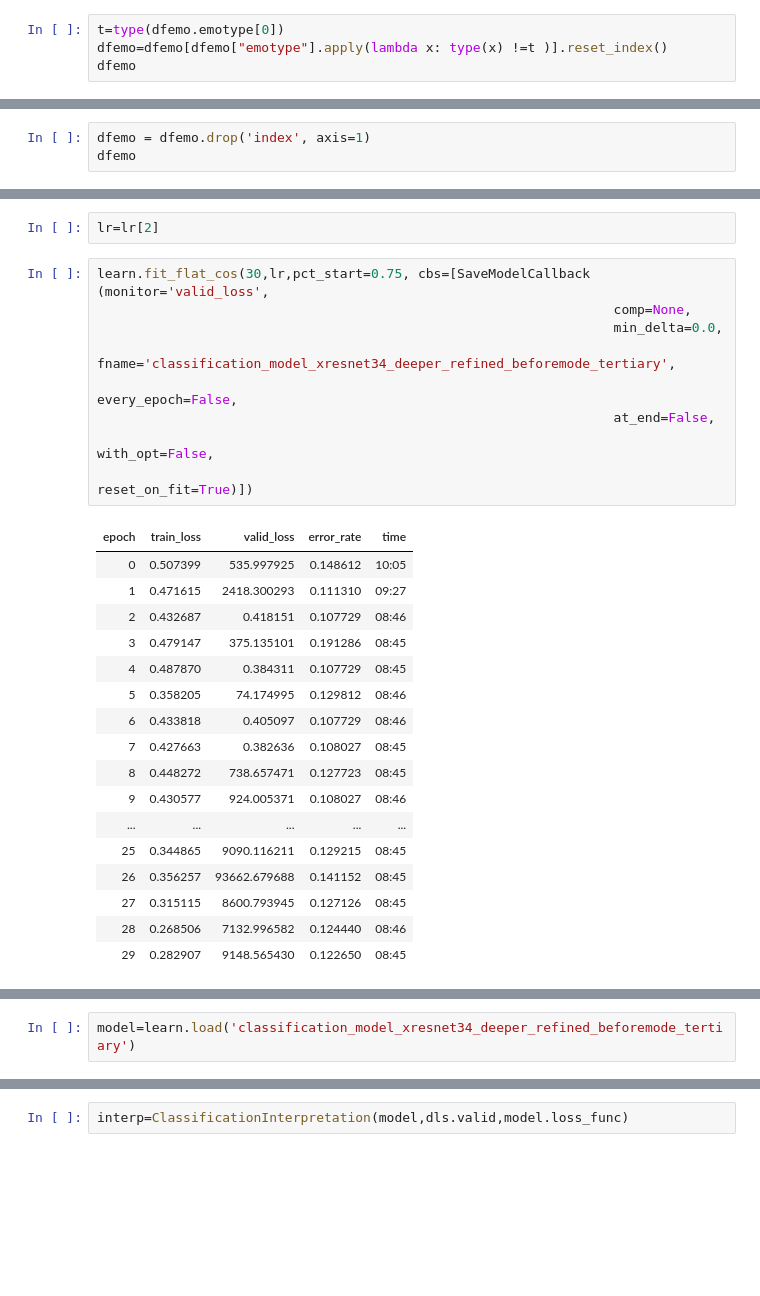
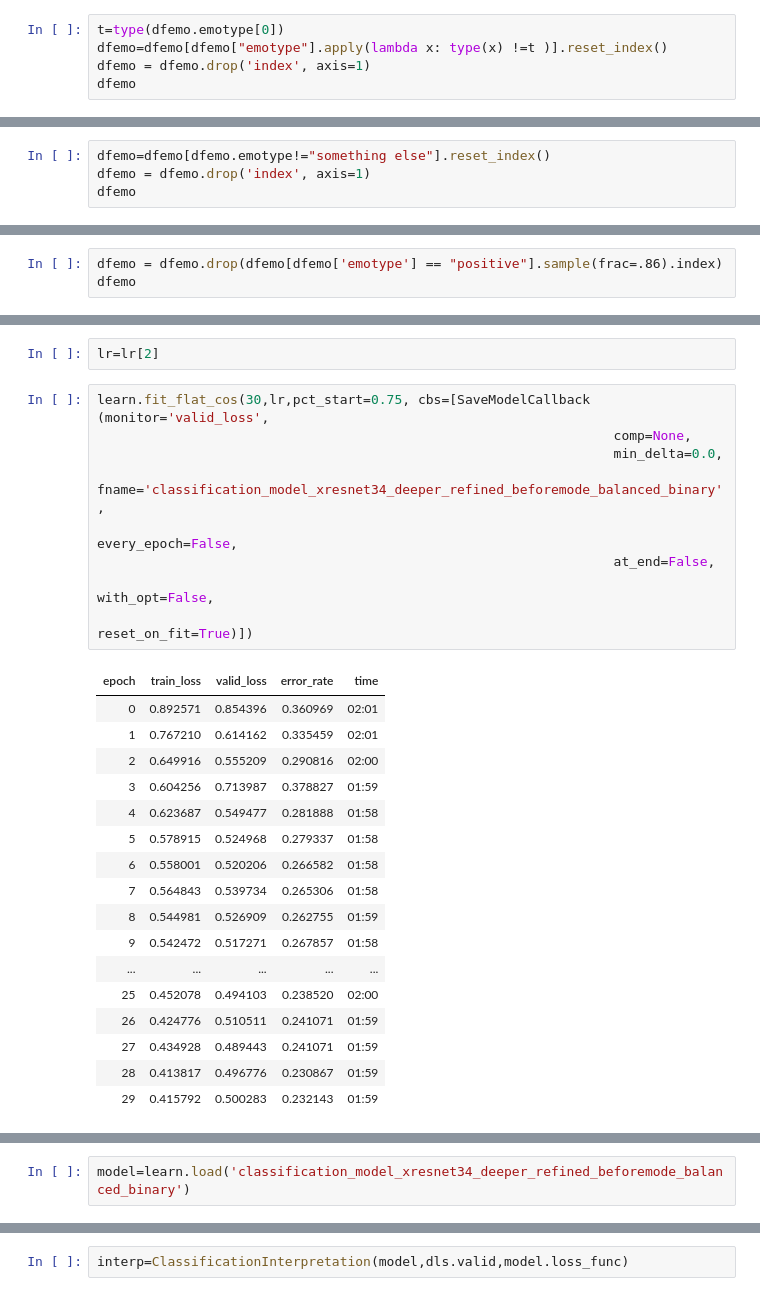
Before and after one commit to ArenLYT/EmotionalArtGeneration, a Jupyter notebook: Classifier.ipynb, the cells around one changed output, grey strips where cells are left out. Cells and saved outputs as stored; diff of their text form; blank space fills up the shorter version.

```diff
--- a/Classifier.ipynb
+++ b/Classifier.ipynb
@@ -54,5 +89,6 @@ dfemo
 # %%
 t=type(dfemo.emotype[0])
 dfemo=dfemo[dfemo["emotype"].apply(lambda x: type(x) !=t )].reset_index()
+dfemo = dfemo.drop('index', axis=1)
 dfemo
 # %% [output]
@@ -72,4 +115,5 @@ dfemo
 # %%
+dfemo=dfemo[dfemo.emotype!="something else"].reset_index()
 dfemo = dfemo.drop('index', axis=1)
 dfemo
 # %% [output]
@@ -105,0 +150,3 @@ dfemo
+# %%
+dfemo = dfemo.drop(dfemo[dfemo['emotype'] == "positive"].sample(frac=.86).index)
+dfemo
@@ -189,27 +202,27 @@ lr=lr[2]
 # %%
 learn.fit_flat_cos(30,lr,pct_start=0.75, cbs=[SaveModelCallback (monitor='valid_loss',
                                                                   comp=None,
                                                                   min_delta=0.0,
-                                                                  fname='classification_model_xresnet34_deeper_refined_beforemode_tertiary',
+                                                                  fname='classification_model_xresnet34_deeper_refined_beforemode_balanced_binary',
                                                                   every_epoch=False,
                                                                   at_end=False,
                                                                   with_opt=False,
                                                                   reset_on_fit=True)])
 # %% [output]
 | epoch | train_loss | valid_loss | error_rate | time |
-| 0 | 0.507399 | 535.997925 | 0.148612 | 10:05 |
-| 1 | 0.471615 | 2418.300293 | 0.111310 | 09:27 |
-| 2 | 0.432687 | 0.418151 | 0.107729 | 08:46 |
-| 3 | 0.479147 | 375.135101 | 0.191286 | 08:45 |
-| 4 | 0.487870 | 0.384311 | 0.107729 | 08:45 |
-| 5 | 0.358205 | 74.174995 | 0.129812 | 08:46 |
-| 6 | 0.433818 | 0.405097 | 0.107729 | 08:46 |
-| 7 | 0.427663 | 0.382636 | 0.108027 | 08:45 |
-| 8 | 0.448272 | 738.657471 | 0.127723 | 08:45 |
-| 9 | 0.430577 | 924.005371 | 0.108027 | 08:46 |
+| 0 | 0.892571 | 0.854396 | 0.360969 | 02:01 |
+| 1 | 0.767210 | 0.614162 | 0.335459 | 02:01 |
+| 2 | 0.649916 | 0.555209 | 0.290816 | 02:00 |
+| 3 | 0.604256 | 0.713987 | 0.378827 | 01:59 |
+| 4 | 0.623687 | 0.549477 | 0.281888 | 01:58 |
+| 5 | 0.578915 | 0.524968 | 0.279337 | 01:58 |
+| 6 | 0.558001 | 0.520206 | 0.266582 | 01:58 |
+| 7 | 0.564843 | 0.539734 | 0.265306 | 01:58 |
+| 8 | 0.544981 | 0.526909 | 0.262755 | 01:59 |
+| 9 | 0.542472 | 0.517271 | 0.267857 | 01:58 |
 | ... | ... | ... | ... | ... |
-| 25 | 0.344865 | 9090.116211 | 0.129215 | 08:45 |
-| 26 | 0.356257 | 93662.679688 | 0.141152 | 08:45 |
-| 27 | 0.315115 | 8600.793945 | 0.127126 | 08:45 |
-| 28 | 0.268506 | 7132.996582 | 0.124440 | 08:46 |
-| 29 | 0.282907 | 9148.565430 | 0.122650 | 08:45 |
+| 25 | 0.452078 | 0.494103 | 0.238520 | 02:00 |
+| 26 | 0.424776 | 0.510511 | 0.241071 | 01:59 |
+| 27 | 0.434928 | 0.489443 | 0.241071 | 01:59 |
+| 28 | 0.413817 | 0.496776 | 0.230867 | 01:59 |
+| 29 | 0.415792 | 0.500283 | 0.232143 | 01:59 |
@@ -221,4 +239,4 @@ Better model found at epoch 13 with valid_loss value: 0.35756856203079224.
 # %%
-model=learn.load('classification_model_xresnet34_deeper_refined_beforemode_tertiary')
+model=learn.load('classification_model_xresnet34_deeper_refined_beforemode_balanced_binary')
 # %%
 p=model.get_preds(with_input=True)
```
Also changed, not shown: parts of 22 cells of this notebook.
